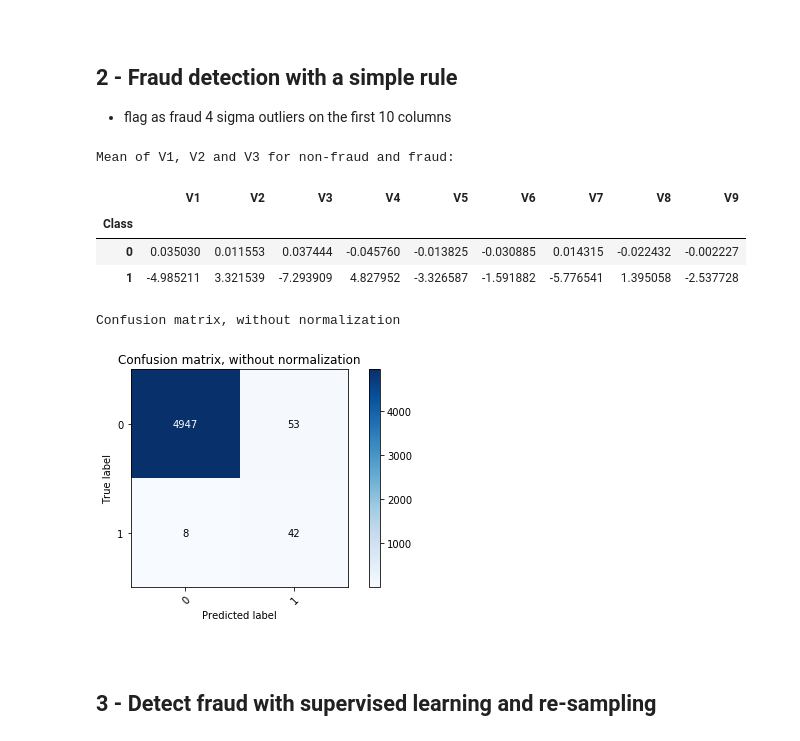
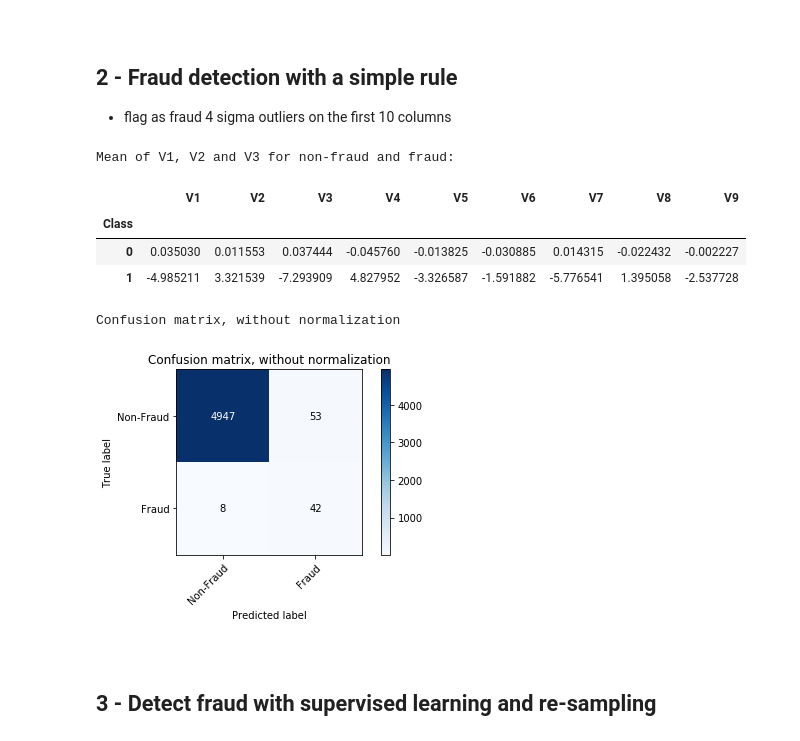
Before and after one commit to BrunoHenryCDMal/datascience.github.io, a Jupyter notebook: projects/Project_SL_Classification_Fraud_Detection.ipynb, the cells around one changed output. Drawn from its saved outputs; the diff is of its cells as text; code cells hidden in the pictures.

```diff
--- a/projects/Project_SL_Classification_Fraud_Detection.ipynb
+++ b/projects/Project_SL_Classification_Fraud_Detection.ipynb
@@ -121,29 +121,29 @@ def get_model_result(X_train, y_train, X_test, y_test, model):
 # %%
 print("Mean of V1, V2 and V3 for non-fraud and fraud:")
 mean = np.array(df.loc[df['Class']==0,:].groupby('Class').mean())[0]
 std = np.array(df.loc[df['Class']==0,:].groupby('Class').std())[0]
 display(df.groupby('Class').mean().iloc[:,:9])
 print("")
 
 # Implement a rule for stating which cases are flagged as fraud
 df['flag_as_fraud'] = 0
 sel = True
 for ii in range(0, 10):
     sel = (df.iloc[:,ii] < (mean[ii] - 2*std[ii])) | (df.iloc[:,ii] > (mean[ii] + 2*std[ii])) & sel
 df.loc[sel,'flag_as_fraud'] = 1
 
 #print(pd.crosstab(df.Class, df.flag_as_fraud, rownames=['Actual Fraud'], colnames=['Flagged Fraud']))
-class_names = np.array(['0', '1'])
+class_names = np.array(['Non-Fraud', 'Fraud'])
 plot_confusion_matrix(df['Class'], df['flag_as_fraud'], classes=class_names)
 plt.show()
 # %% [output]
 Mean of V1, V2 and V3 for non-fraud and fraud:
 |  | V1 | V2 | V3 | V4 | V5 | V6 | V7 | V8 | V9 |
 | Class |  |  |  |  |  |  |  |  |  |
 | 0 | 0.035030 | 0.011553 | 0.037444 | -0.045760 | -0.013825 | -0.030885 | 0.014315 | -0.022432 | -0.002227 |
 | 1 | -4.985211 | 3.321539 | -7.293909 | 4.827952 | -3.326587 | -1.591882 | -5.776541 | 1.395058 | -2.537728 |
 Confusion matrix, without normalization
-[figure, old version]
+[figure, new version]
 # %% [markdown]
 <br>
 
```
Also changed, not shown: parts of 10 cells of this notebook, 1 other file.
